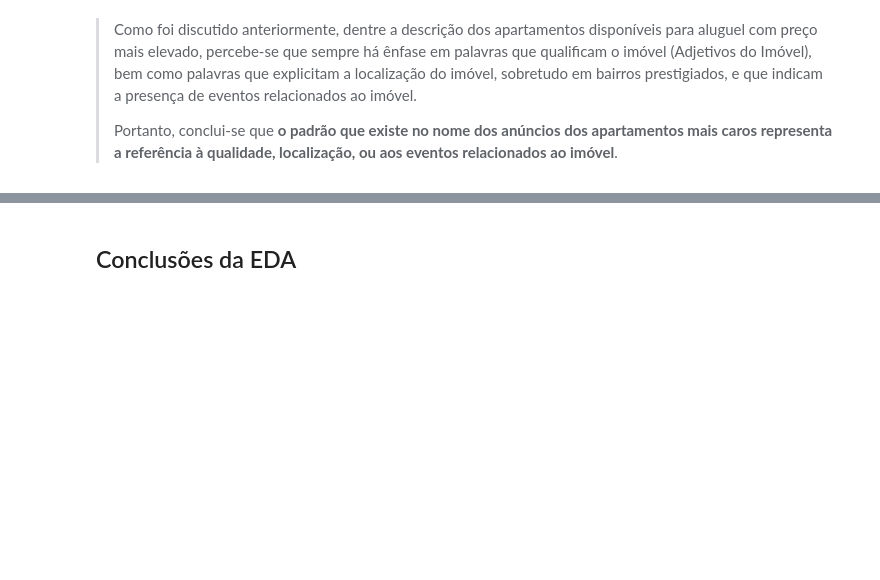
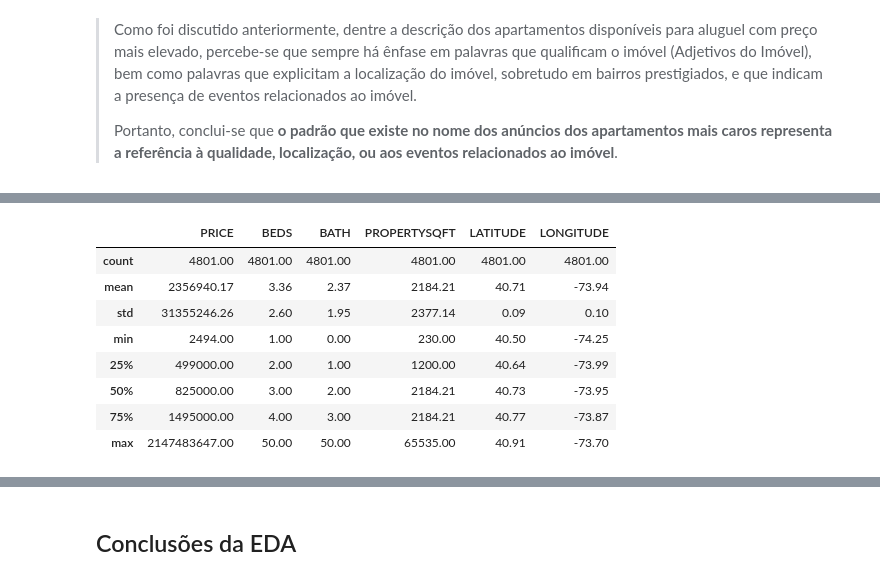
Before and after one commit to lazarocordeirosilva/LH_CD_LAZARO_CORDEIRO, a Jupyter notebook: notebook/Precificacao_Indicium_EDA.ipynb, the cells around one changed output, grey strips where cells are left out. Cells and saved outputs as stored; diff of their text form; code cells hidden in the pictures; blank space fills up the shorter version.

```diff
--- a/notebook/Precificacao_Indicium_EDA.ipynb
+++ b/notebook/Precificacao_Indicium_EDA.ipynb
@@ -896,0 +918,13 @@ plt.show()
+# %%
+# Analisando escala dos valores de preço para não incorrer em erros no plot do gráfico
+dados_ny.describe()
+# %% [output]
+|  | PRICE | BEDS | BATH | PROPERTYSQFT | LATITUDE | LONGITUDE |
+| count | 4801.00 | 4801.00 | 4801.00 | 4801.00 | 4801.00 | 4801.00 |
+| mean | 2356940.17 | 3.36 | 2.37 | 2184.21 | 40.71 | -73.94 |
+| std | 31355246.26 | 2.60 | 1.95 | 2377.14 | 0.09 | 0.10 |
+| min | 2494.00 | 1.00 | 0.00 | 230.00 | 40.50 | -74.25 |
+| 25% | 499000.00 | 2.00 | 1.00 | 1200.00 | 40.64 | -73.99 |
+| 50% | 825000.00 | 3.00 | 2.00 | 2184.21 | 40.73 | -73.95 |
+| 75% | 1495000.00 | 4.00 | 3.00 | 2184.21 | 40.77 | -73.87 |
+| max | 2147483647.00 | 50.00 | 50.00 | 65535.00 | 40.91 | -73.70 |
```
Also changed, not shown: parts of 15 cells of this notebook, 6 other files.
